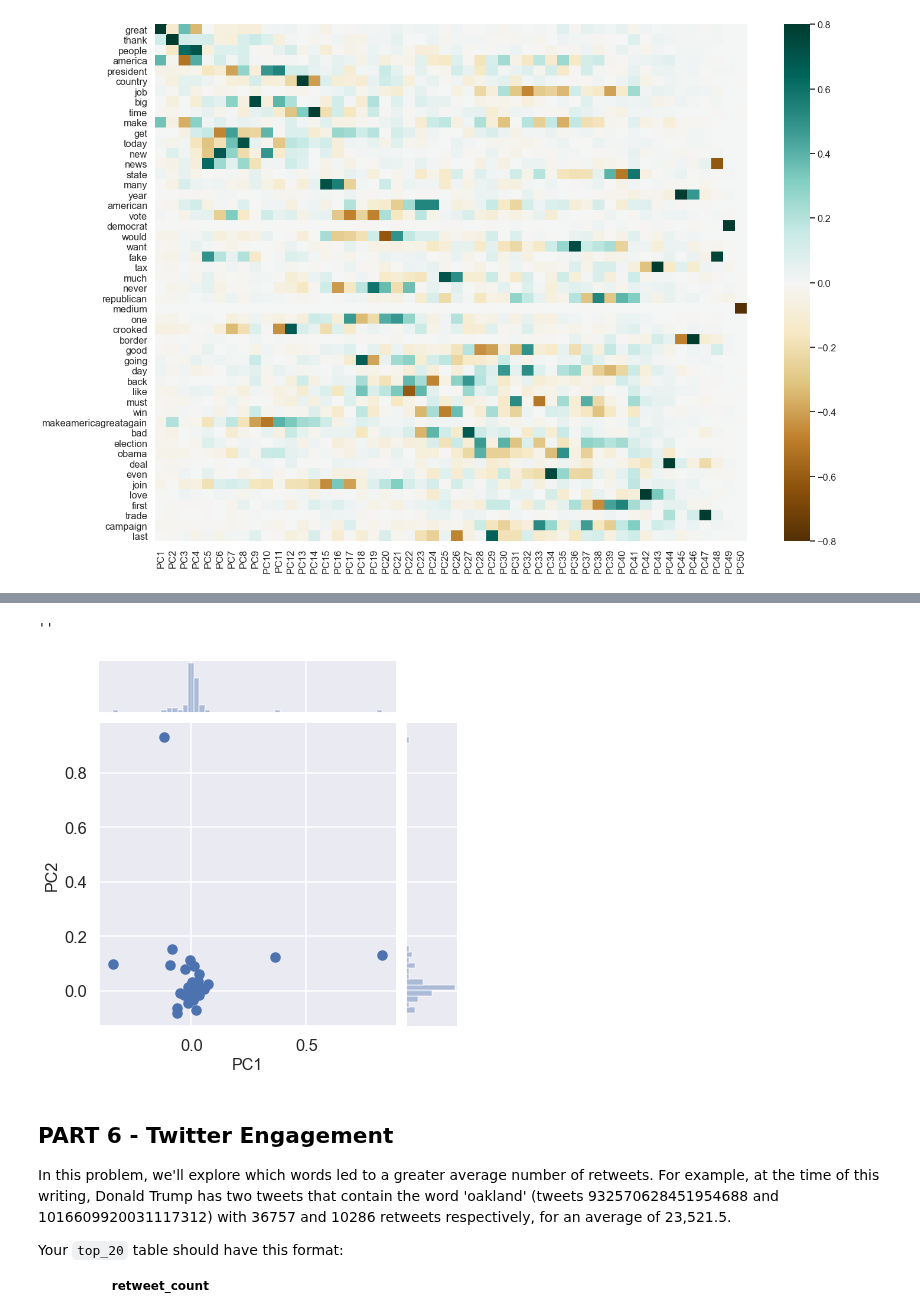
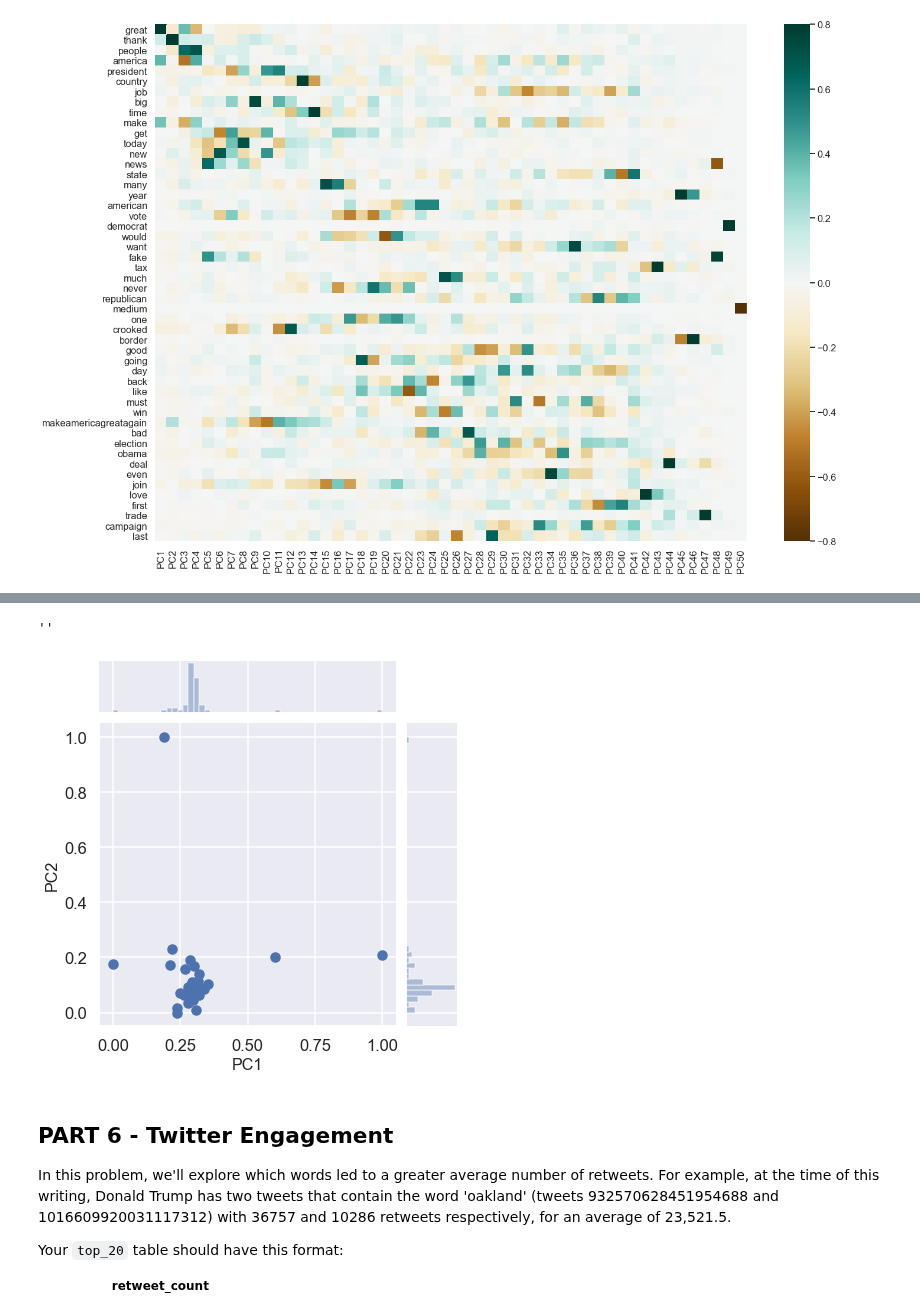
Before and after one commit to aarif-razak/cs439Work, a Jupyter notebook: MidSemProject/MidSemester_Project_F21_V1.ipynb, the cells around one changed output, grey strips where cells are left out. Cells and saved outputs as stored; diff of their text form; code cells hidden in the pictures.

```diff
--- a/MidSemProject/MidSemester_Project_F21_V1.ipynb
+++ b/MidSemProject/MidSemester_Project_F21_V1.ipynb
@@ -1061,27 +1061,27 @@ This is a scatter plot of the values of the components, but with arrows indicati
 # %%
 ### BEGIN SOLUTION
 pca1 = pca.components_[:,0]
 pca2 = pca.components_[:,1]
 
-#pca1 = (pca1 - pca1.min())/(pca1.max() -pca1.min())
-#pca2 = (pca2 - pca2.min())/(pca2.max() -pca2.min())
+pca1 = (pca1 - pca1.min())/(pca1.max() -pca1.min())
+pca2 = (pca2 - pca2.min())/(pca2.max() -pca2.min())
 
 joint = sns.jointplot(pca1, pca2)
 
 # JointGrid has a convenience function
 joint.set_axis_labels('x', 'y', fontsize=16)
 
 
 # or set labels via the axes objects
 joint.ax_joint.set_xlabel('PC1')
 joint.ax_joint.set_ylabel('PC2')
 
 ;
 
 ### END SOLUTION
 # %% [output]
 ''
-[figure, old version]
+[figure, new version]
 # %% [markdown]
 ## PART 6 - Twitter Engagement
 
```
Also changed, not shown: parts of 2 cells of this notebook.
